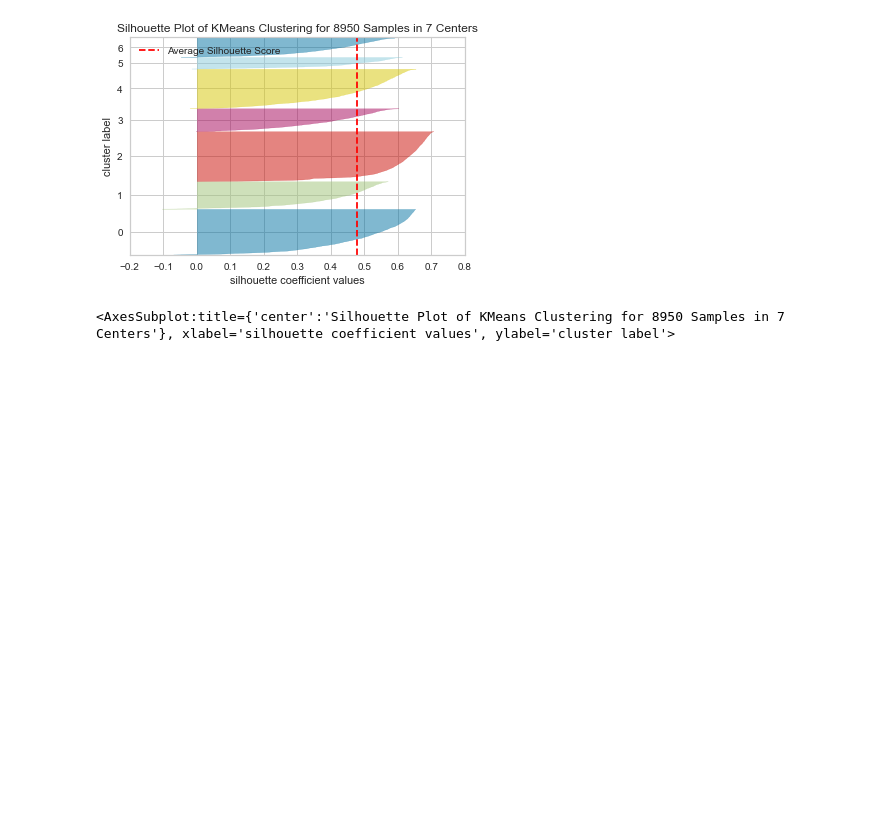
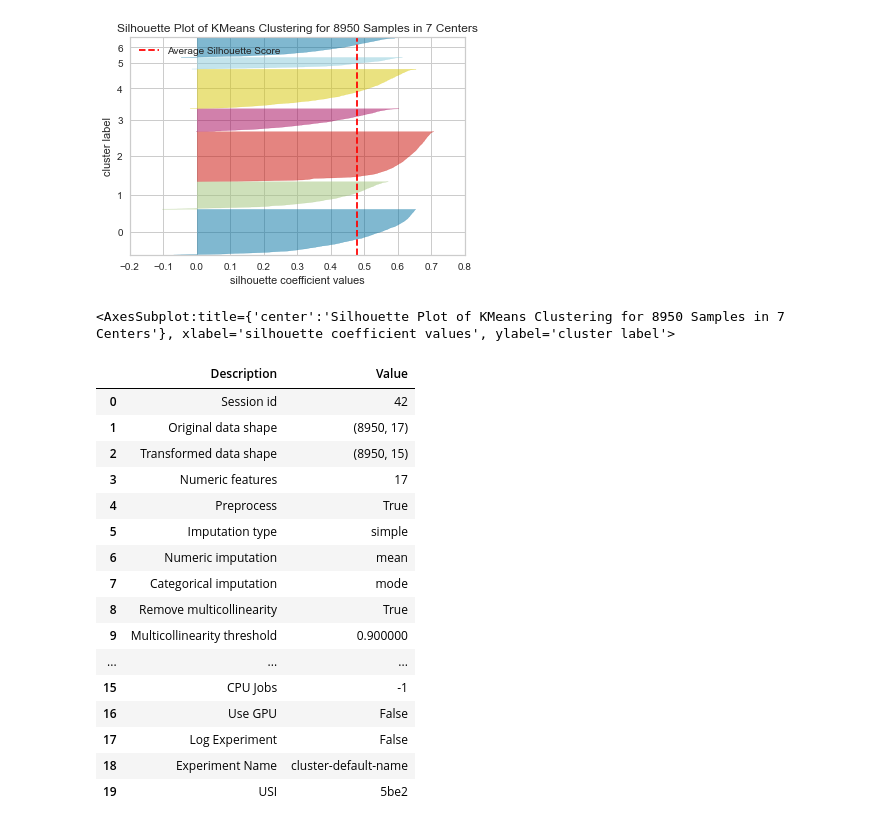
Before and after one commit to PeterStos/Credit-Card-Customer-Clustering, a Jupyter notebook: Credit-Card-Customer-Clustering.ipynb, the cells around one changed output. Cells and saved outputs as stored; diff of their text form; code cells hidden in the pictures; blank space fills up the shorter version.

```diff
--- a/Credit-Card-Customer-Clustering.ipynb
+++ b/Credit-Card-Customer-Clustering.ipynb
@@ -410,3 +388,28 @@ visualizer.show()        # Finalize and render the figure
 # %% [output]
 [figure]
 <AxesSubplot:title={'center':'Silhouette Plot of KMeans Clustering for 8950 Samples in 7 Centers'}, xlabel='silhouette coefficient values', ylabel='cluster label'>
+# %%
+#exp = setup(df_reduced, normalize=False, session_id=42)
+exp = setup(imputed_df,
+            normalize = True,
+            pca = True,
+            remove_multicollinearity= True,
+            session_id = 42)
+# %% [output]
+|  | Description | Value |
+| 0 | Session id | 42 |
+| 1 | Original data shape | (8950, 17) |
+| 2 | Transformed data shape | (8950, 15) |
+| 3 | Numeric features | 17 |
+| 4 | Preprocess | True |
+| 5 | Imputation type | simple |
+| 6 | Numeric imputation | mean |
+| 7 | Categorical imputation | mode |
+| 8 | Remove multicollinearity | True |
+| 9 | Multicollinearity threshold | 0.900000 |
+| ... | ... | ... |
+| 15 | CPU Jobs | -1 |
+| 16 | Use GPU | False |
+| 17 | Log Experiment | False |
+| 18 | Experiment Name | cluster-default-name |
+| 19 | USI | 5be2 |
```
Also changed, not shown: parts of 14 cells of this notebook, 1 other file.
